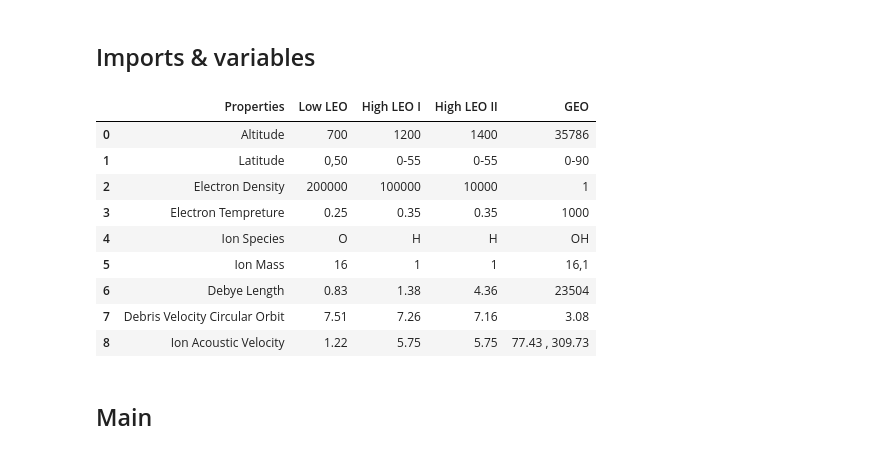
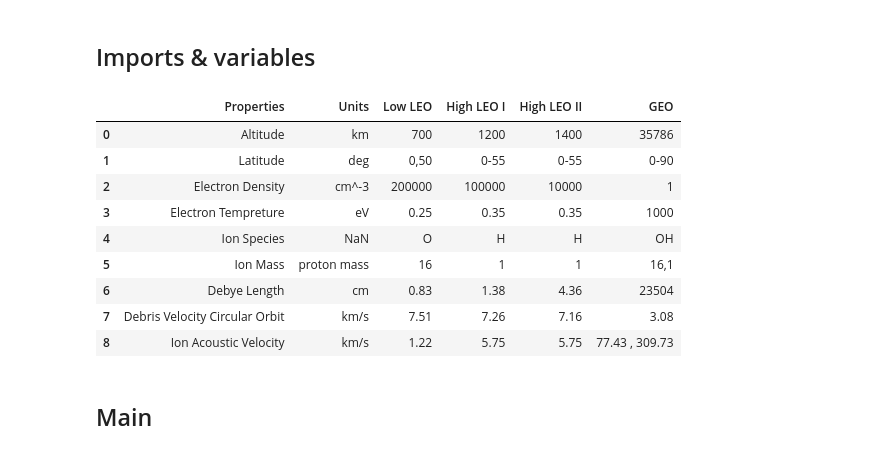
Before and after one commit to lsewards/Forced-kdv-plasma-solitons-simulation, a Jupyter notebook: Plasma soltion simulation.ipynb, the cells around one changed output. Drawn from its saved outputs; the diff is of its cells as text; code cells hidden in the pictures.

```diff
--- a/Plasma soltion simulation.ipynb
+++ b/Plasma soltion simulation.ipynb
@@ -154,10 +154,9 @@ vd = 0
 N = 100
 
 tau = np.linspace(0, L, N)
-x = np.linspace(-3* L, L, N)
-tau = np.linspace(0, 10, N)
+xi = np.linspace(-3* L, L, N)
 
-e = ( np.pi / L ) * (x + L)
+e = ( np.pi / L ) * (xi + L)
 
 debye_length = .83e-2
 __me__ = 9.1093837139e-31 # Electron mass in kg
@@ -174,7 +173,7 @@ print("Plotting.")
 
 # 3D surface plot
 
-f = forcing_term(np_potential, X, Tm, vd, G)
+f = forcing_term(np_potential, xi, 1, vd, G)
 
 plt.figure(figsize=(8, 6))
 plt.scatter(xi, f)
@@ -260,51 +263,54 @@ plasma_prop = initialise_ionosphere_region(df_ionosphere, "Low LEO")
 
 # Global constants
 __kb__ = 1.380649e-23  #Boltzmann constant in J/K
-__c__ = 299792458  # Speed of light in m/s
+__c__ = 299792458.0  # Speed of light in m/s
 __me__ = 9.1093837139e-31 # Electron mass in kg
 __mh__ = 1.67262192595e-27 # Hydrogen ion aka proton mass in kg
 __mo__ = 15.994914619 * 1.66053906892e-27 # Oxygen ion mass in kg
 
 # Physical parameters
-a = 0.01 # Debris radius in m
+a = 0.01 # debris in m
 alpha = 1.0051
 beta = 0.4925
-debris_vel = 400 # Debris velocity in m/s
+vd = 1.20 # Debris velocity in km/s
 np_potential = None # Normalised plasma potential, if None, it will be automatically calculated.
 
 # Simulation parameters
 N = 1024 # number of discretised points in the domain (power of 2 for FFT speed)
-L = 300 # size of the domain
-G = a / plasma_prop["Debye Length"] # Normalised forcing width
-dtau = 15 # s
-tau_inital = 0 # s
-tau_final = 120 # s
+L = 300.0 # size of the domain
+G = a / (plasma_prop["Debye Length"] * 1e-2) # Normalised forcing width
+dtau = 0.002# TU
+tau_inital = 0.0  # TU
+tau_final = 60.0 # TU
 
+# Normlaised units
+TU = (plasma_prop["Debye Length"] * 1e-2) / (plasma_prop["Ion Acoustic Velocity"] * 1e3) # Time unit in seconds
+vd_norm = vd / (plasma_prop["Ion Acoustic Velocity"] * 1e3) # Normalised debris velocity
 
 # Determine the ion species and set the corresponding ion mass and mass ratio
 if plasma_prop["Ion Species"] == "O":
     mi = __mo__
     mass_ratio = __me__ / __mo__
 elif plasma_prop["Ion Species"] == "H":
     mi= __mh__
     mass_ratio = __me__ / __mh__
 else:
     raise ValueError("Ion species not recognised. Please use 'O' for Oxygen or 'H' for Hydrogen.")
 
 # if up
 if np_potential is None:
     np_potential = normalised_plasma_potential(a, plasma_prop["Debye Length"], mass_ratio)
 # %% [output]
-|  | Properties | Low LEO | High LEO I | High LEO II | GEO |
-| 0 | Altitude | 700 | 1200 | 1400 | 35786 |
-| 1 | Latitude | 0,50 | 0-55 | 0-55 | 0-90 |
-| 2 | Electron Density | 200000 | 100000 | 10000 | 1 |
-| 3 | Electron Tempreture | 0.25 | 0.35 | 0.35 | 1000 |
-| 4 | Ion Species | O | H | H | OH |
-| 5 | Ion Mass | 16 | 1 | 1 | 16,1 |
-| 6 | Debye Length | 0.83 | 1.38 | 4.36 | 23504 |
-| 7 | Debris Velocity Circular Orbit | 7.51 | 7.26 | 7.16 | 3.08 |
-| 8 | Ion Acoustic Velocity | 1.22 | 5.75 | 5.75 | 77.43 , 309.73 |
+|  | Properties | Units | Low LEO | High LEO I | High LEO II | GEO |
+| 0 | Altitude | km | 700 | 1200 | 1400 | 35786 |
+| 1 | Latitude | deg | 0,50 | 0-55 | 0-55 | 0-90 |
+| 2 | Electron Density | cm^-3 | 200000 | 100000 | 10000 | 1 |
+| 3 | Electron Tempreture | eV | 0.25 | 0.35 | 0.35 | 1000 |
+| 4 | Ion Species | NaN | O | H | H | OH |
+| 5 | Ion Mass | proton mass | 16 | 1 | 1 | 16,1 |
+| 6 | Debye Length | cm | 0.83 | 1.38 | 4.36 | 23504 |
+| 7 | Debris Velocity Circular Orbit | km/s | 7.51 | 7.26 | 7.16 | 3.08 |
+| 8 | Ion Acoustic Velocity | km/s | 1.22 | 5.75 | 5.75 | 77.43 , 309.73 |
 # %% [markdown]
 ## Main
 # %%
```
Also changed, not shown: parts of 5 cells of this notebook, 1 other file.
